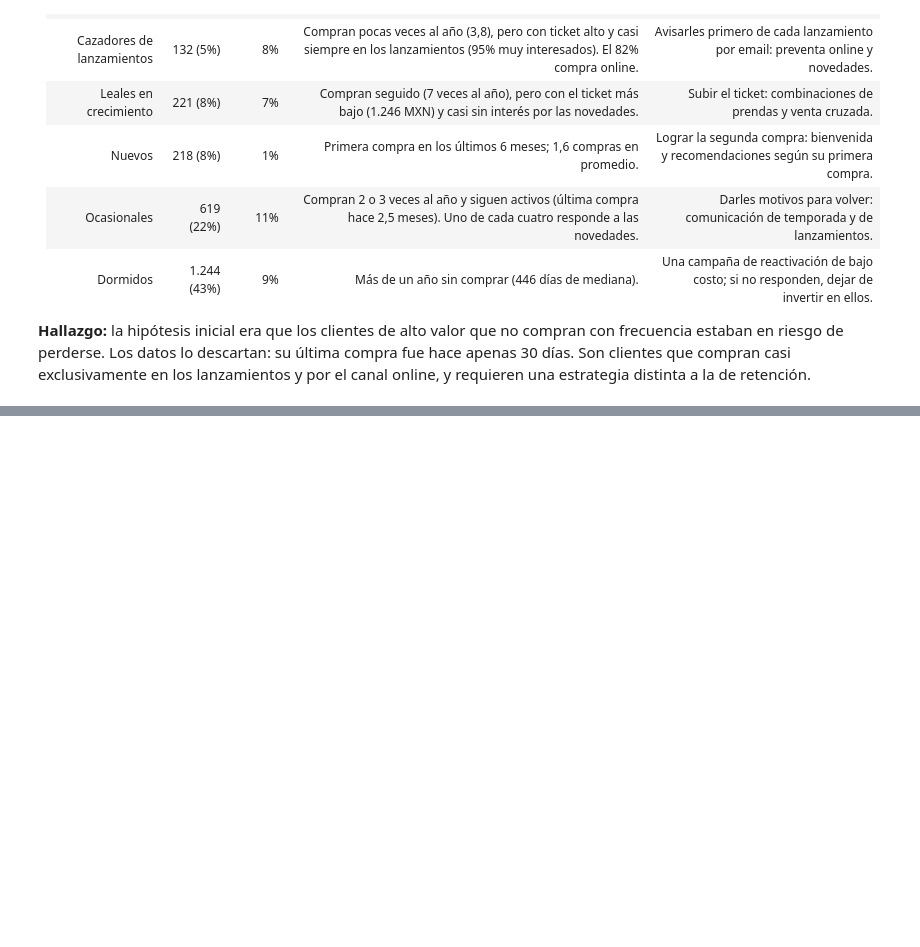
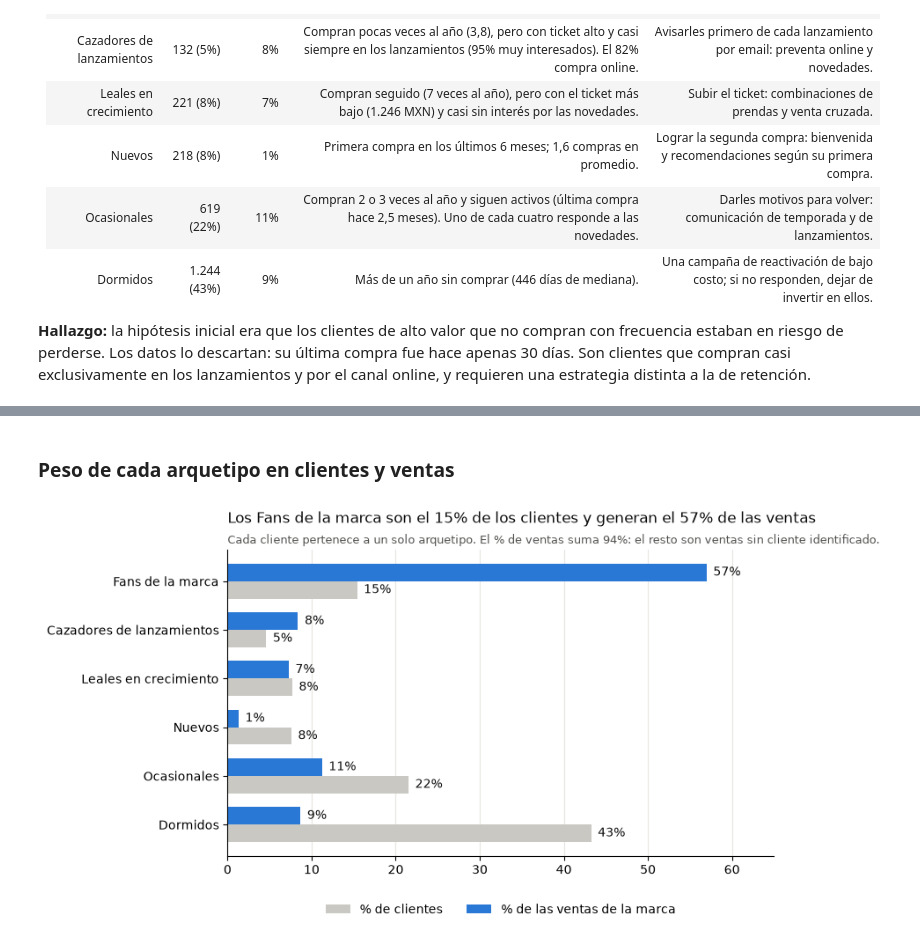
Before and after one commit to Edmh1/retail-customer-analytics, a Jupyter notebook: notebooks/02_analisis.ipynb, the cells around one changed output, grey strips where cells are left out. Saved outputs shown, nothing was run; the diff lists cells and outputs as text; code cells hidden in the pictures; blank space fills up the shorter version.

```diff
--- a/notebooks/02_analisis.ipynb
+++ b/notebooks/02_analisis.ipynb
@@ -774,3 +774,10 @@ perfil.drop(columns="venta_total").round(1)
 | Dormidos | 1.244 (43%) | 9% | Más de un año sin comprar (446 días de mediana). | Una campaña de reactivación de bajo costo; si no responden, dejar de invertir en ellos. |
 
 **Hallazgo:** la hipótesis inicial era que los clientes de alto valor que no compran con frecuencia estaban en riesgo de perderse. Los datos lo descartan: su última compra fue hace apenas 30 días. Son clientes que compran casi exclusivamente en los lanzamientos y por el canal online, y requieren una estrategia distinta a la de retención.
+# %%
+nuevo_nombre = {"Valiosos en riesgo": "Cazadores de lanzamientos"}
+
+clientes["arquetipo"] = clientes["arquetipo"].cat.rename_categories(nuevo_nombre)
+perfil = perfil.rename(index=nuevo_nombre)
+
+perfil.drop(columns="venta_total").round(1)
@@ -776,0 +793,33 @@ perfil.drop(columns="venta_total").round(1)
+# %% [markdown]
+### Peso de cada arquetipo en clientes y ventas
+# %%
+datos = perfil[["% clientes", "% ventas marca"]].iloc[::-1]
+
+y = range(len(datos))
+alto = 0.36
+fig, ax = plt.subplots(figsize=(9, 5))
+b1 = ax.barh([i - alto / 2 for i in y], datos["% clientes"], height=alto, color="#c9c8c2", label="% de clientes")
+b2 = ax.barh([i + alto / 2 for i in y], datos["% ventas marca"], height=alto, color="#2a78d6", label="% de las ventas de la marca")
+
+for barras in (b1, b2):
+    for b in barras:
+        ax.text(b.get_width() + 0.8, b.get_y() + b.get_height() / 2, f"{b.get_width():.0f}%",
+                va="center", fontsize=10, color="#0b0b0b")
+
+ax.set_yticks(list(y), datos.index)
+ax.set_xlim(0, 65)
+fans = perfil.loc["Fans de la marca"]
+ax.set_title(f"Los Fans de la marca son el {fans['% clientes']:.0f}% de los clientes y generan el "
+             f"{fans['% ventas marca']:.0f}% de las ventas", loc="left", fontsize=12, color="#0b0b0b", pad=22)
+ax.text(0, 1.02, "Cada cliente pertenece a un solo arquetipo. El % de ventas suma 94%: el resto son ventas sin cliente identificado.",
+        transform=ax.transAxes, fontsize=9, color="#52514e")
+ax.legend(frameon=False, ncol=2, loc="upper center", bbox_to_anchor=(0.5, -0.12))
+ax.spines[["top", "right"]].set_visible(False)
+ax.grid(axis="x", color="#e6e5e0", linewidth=0.8)
+ax.set_axisbelow(True)
+
+plt.tight_layout()
+plt.savefig(FIGS / "arquetipos.png", dpi=200, bbox_inches="tight")
+plt.show()
+# %% [output]
+[figure, added]
```
Also changed, not shown: parts of 1 cell of this notebook, 1 other file.
